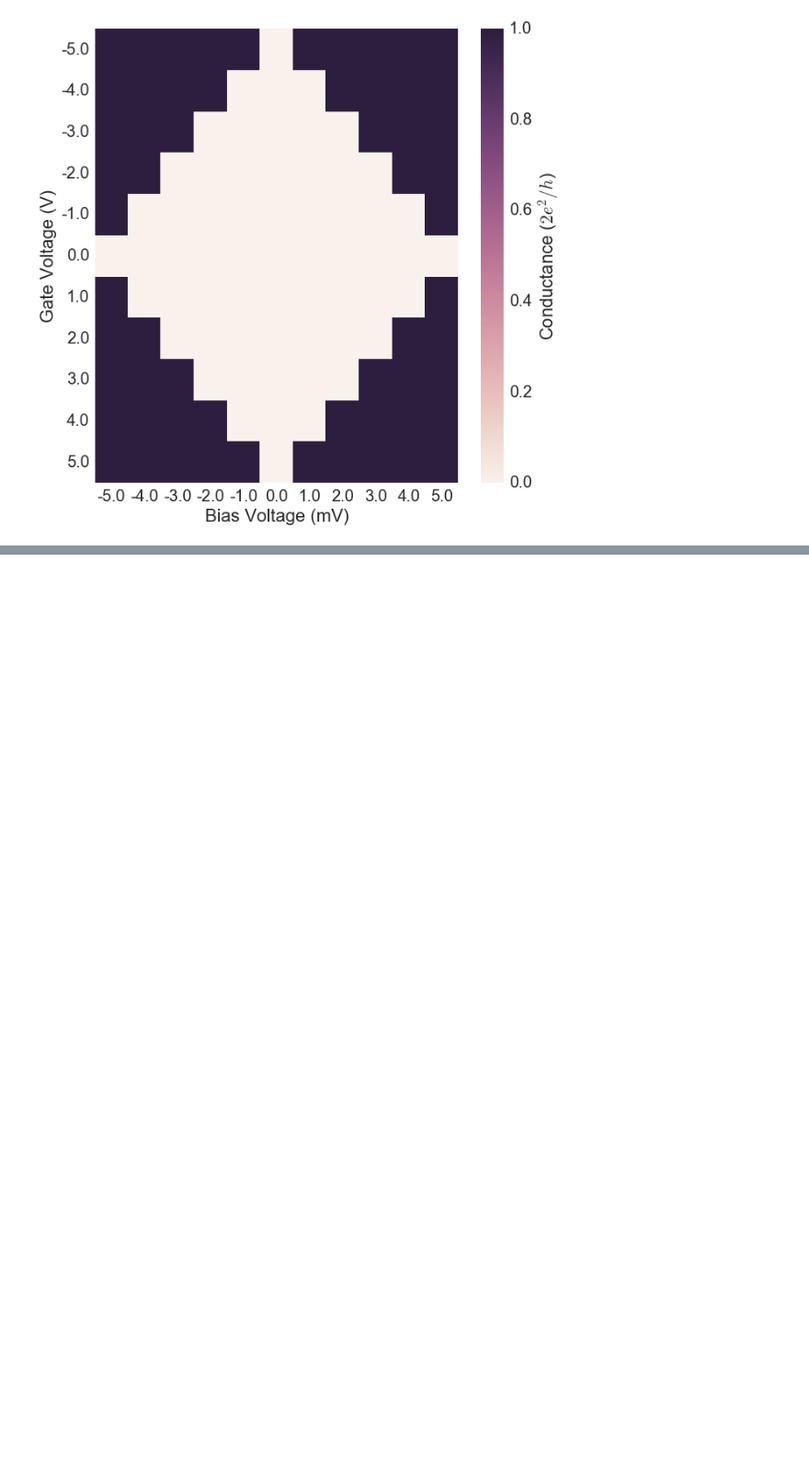
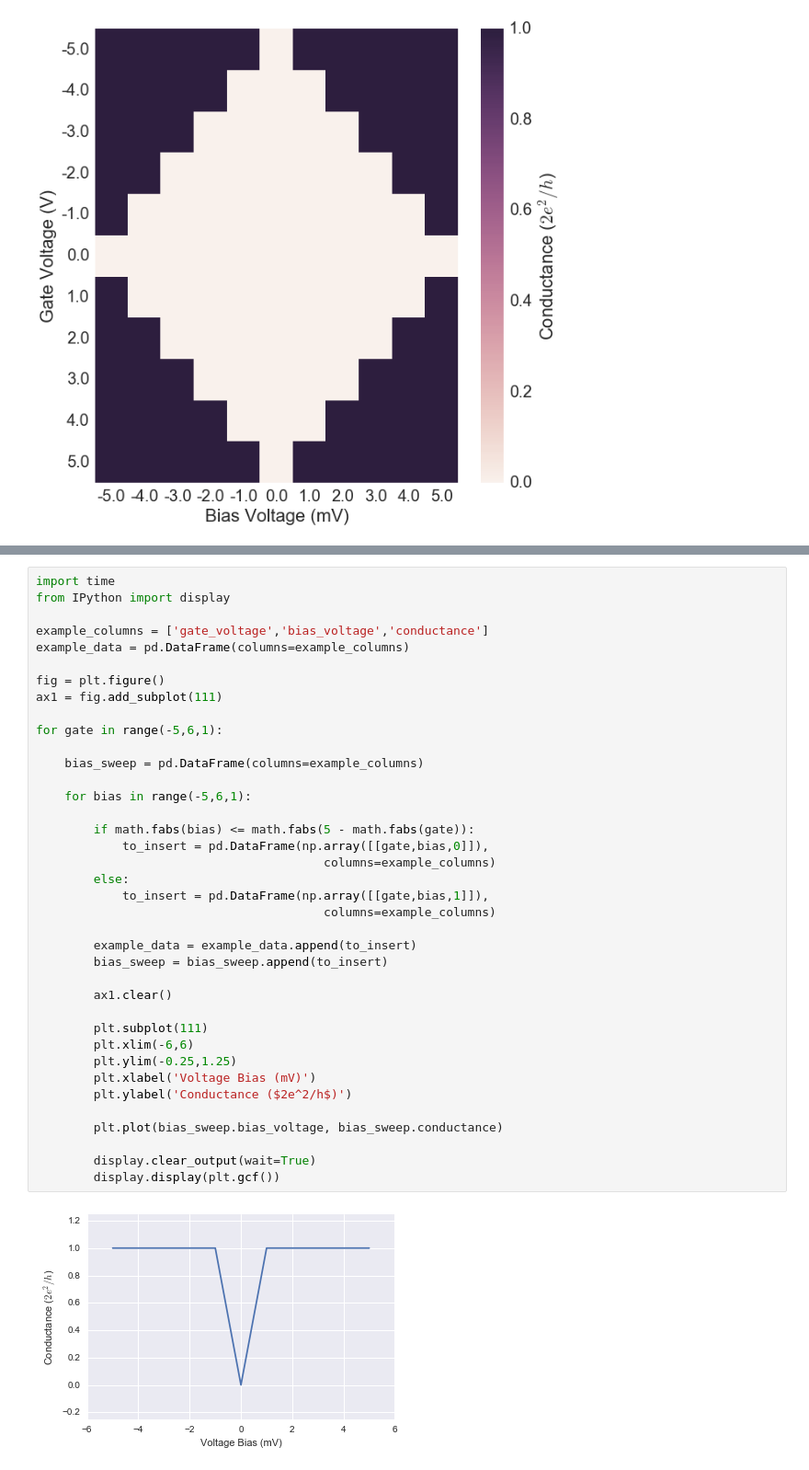
Before and after one commit to masonlab/labdrivers, a Jupyter notebook: Instrument control, data manipulation, data visualization.ipynb, the cells around one changed output, grey strips where cells are left out. Shown at 92% size. Cells and saved outputs as stored; diff of their text form; blank space fills up the shorter version.

```diff
--- a/Instrument control, data manipulation, data visualization.ipynb
+++ b/Instrument control, data manipulation, data visualization.ipynb
@@ -305,0 +321,40 @@ This is actually one of the more advanced techniques for creating plots, but 2D
+# %%
+import time
+from IPython import display
+
+example_columns = ['gate_voltage','bias_voltage','conductance']
+example_data = pd.DataFrame(columns=example_columns)
+
+fig = plt.figure()
+ax1 = fig.add_subplot(111)
+
+for gate in range(-5,6,1):
+
+    bias_sweep = pd.DataFrame(columns=example_columns)
+
+    for bias in range(-5,6,1):
+
+        if math.fabs(bias) <= math.fabs(5 - math.fabs(gate)):
+            to_insert = pd.DataFrame(np.array([[gate,bias,0]]),
+                                        columns=example_columns)
+        else:
+            to_insert = pd.DataFrame(np.array([[gate,bias,1]]),
+                                        columns=example_columns)
+
+        example_data = example_data.append(to_insert)
+        bias_sweep = bias_sweep.append(to_insert)
+
+        ax1.clear()
+
+        plt.subplot(111)
+        plt.xlim(-6,6)
+        plt.ylim(-0.25,1.25)
+        plt.xlabel('Voltage Bias (mV)')
+        plt.ylabel('Conductance ($2e^2/h$)')
+
+        plt.plot(bias_sweep.bias_voltage, bias_sweep.conductance)
+
+        display.clear_output(wait=True)
+        display.display(plt.gcf())
+# %% [output]
+[figure, added]
```
Also changed, not shown: parts of 5 cells of this notebook, 2 other files.
